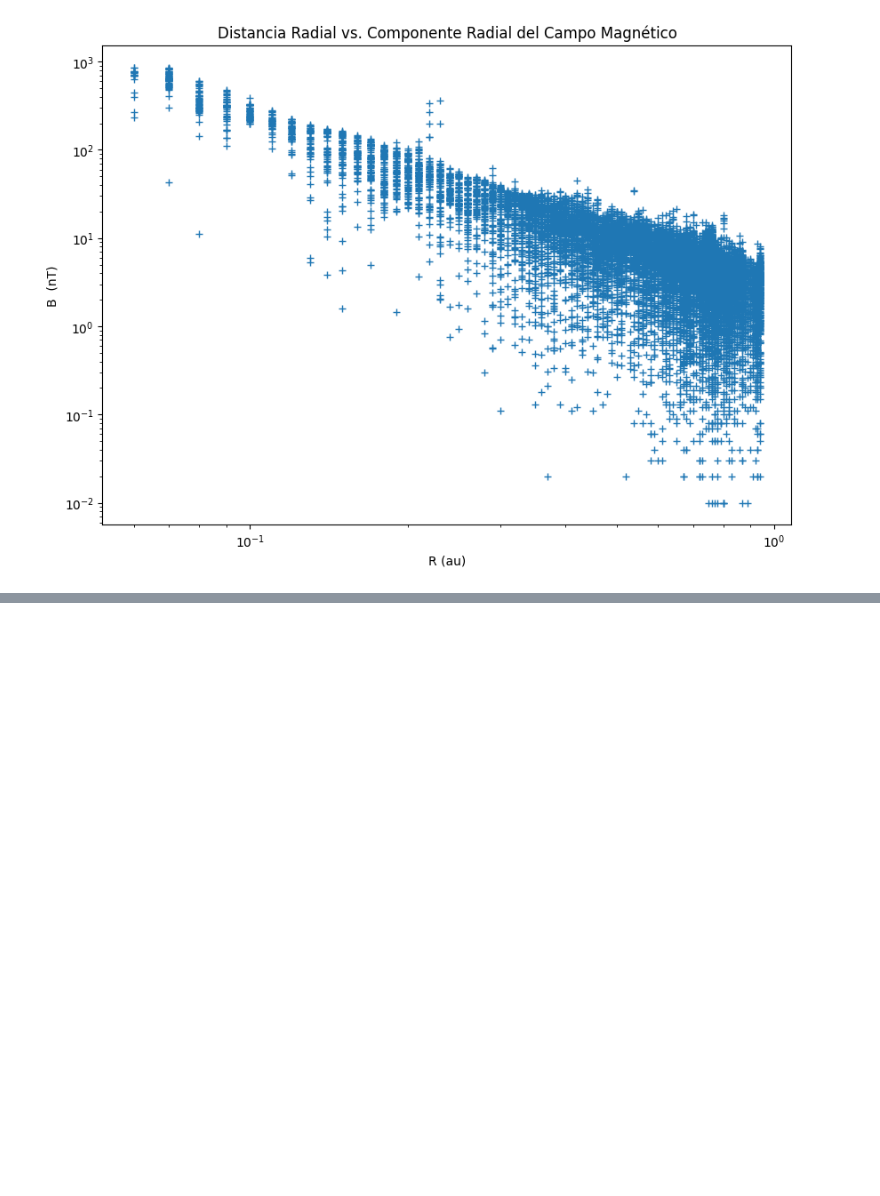
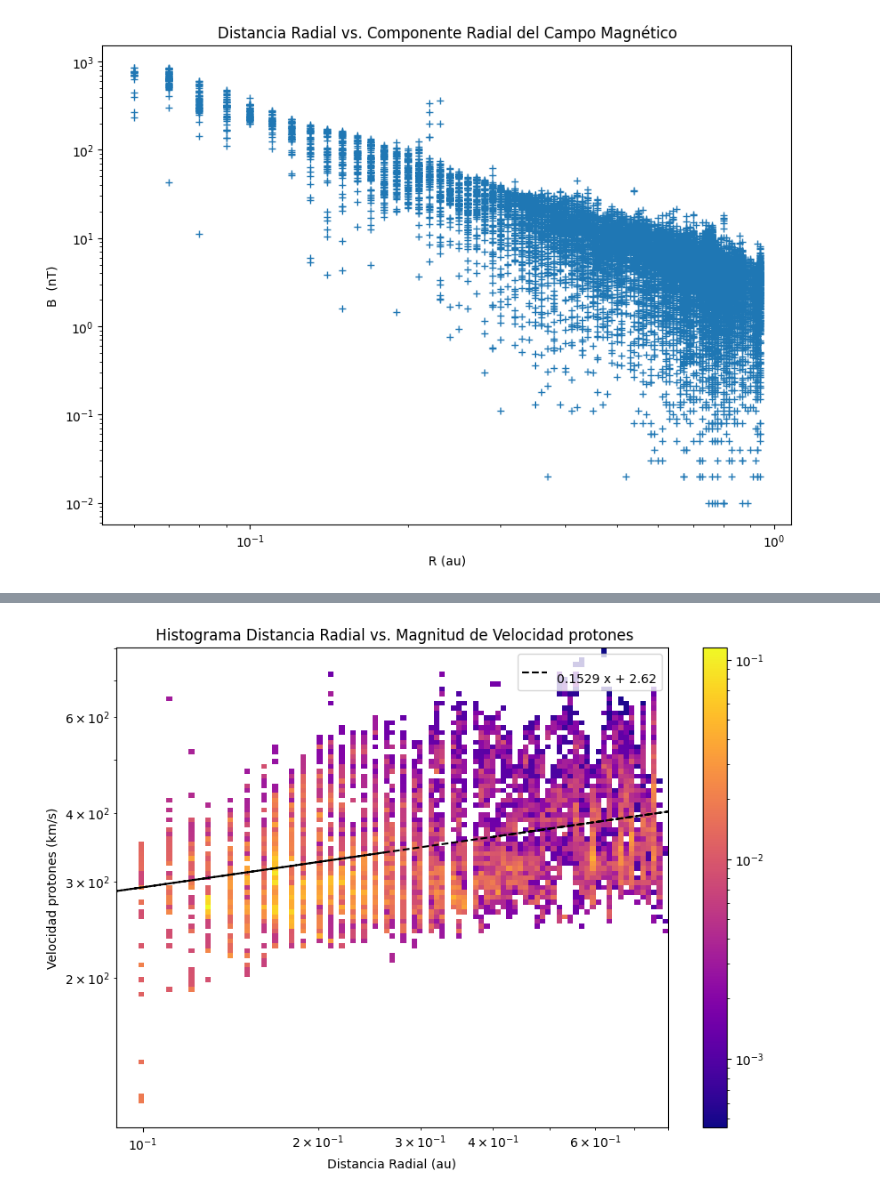
Before and after one commit to MumiolaDev/Investigacion-SSP-, a Jupyter notebook: Codigo Nuevo/VisulizacionDatos.ipynb, the cells around one changed output, grey strips where cells are left out. Saved outputs shown, nothing was run; the diff lists cells and outputs as text; code cells hidden in the pictures; blank space fills up the shorter version.

Commit message:
primer tratamiento de datos

```diff
--- a/Codigo Nuevo/VisulizacionDatos.ipynb
+++ b/Codigo Nuevo/VisulizacionDatos.ipynb
@@ -233,2 +295,48 @@ plt.show()
+# %%
+# VELOCIDAD DE PROTONES
+####################################################################################
+####################################################################################
+####################################################################################
+####################################################################################
+valid_indices = np.where(~np.isnan(R) & ~np.isnan(Pspeed))
+#Luego selecciono solo estos valores para el conteo de datos
+valid_R = R[valid_indices]
+valid_B = Pspeed[valid_indices]
+
+R_min, R_max = np.min(valid_R), np.max(valid_R)
+B_min, B_max = np.min(valid_B), np.max(valid_B)
+
+logx = np.log10(valid_R)
+logy = np.log10(valid_B)
+coeffs = np.polyfit(logx,logy,deg=1)
+poly = np.poly1d(coeffs)
+
+def yfit(x):
+    return np.power(10, poly(np.log10(x)))
+
+error_B = 0.5*(yfit(valid_R) - valid_B)/valid_B
+
+# separo el espacio de datos en 100 "cajitas" de ancho y de alto
+# utilizando escala logaritmica
+R_bins = np.logspace(np.log10(R_min), np.log10(R_max), 100)
+B_bins = np.logspace(np.log10(B_min), np.log10(B_max), 100)
+
+plt.figure(figsize=(10,7))
+plt.hist2d(valid_R, valid_B,  bins=(R_bins,B_bins), norm=colors.LogNorm(), density=True,cmap='plasma')
+plt.plot(valid_R, yfit(valid_R), '--', c='black', label=str(poly))
+
+#plt.errorbar(valid_R,yfit(valid_R), yerr=error_B, fmt='none', c='black', elinewidth=1, label='Barras de Error')
+
+plt.xlabel('Distancia Radial (au)')
+plt.ylabel('Velocidad protones (km/s)')
+plt.title(' Histograma Distancia Radial vs. Magnitud de Velocidad protones')
+plt.colorbar()
+plt.legend()
+plt.xscale('log')
+plt.yscale('log')
+
+plt.show()
+# %% [output]
+[figure, added]
 # %%
 
```
Also changed, not shown: parts of 7 cells of this notebook, 2 other files.
